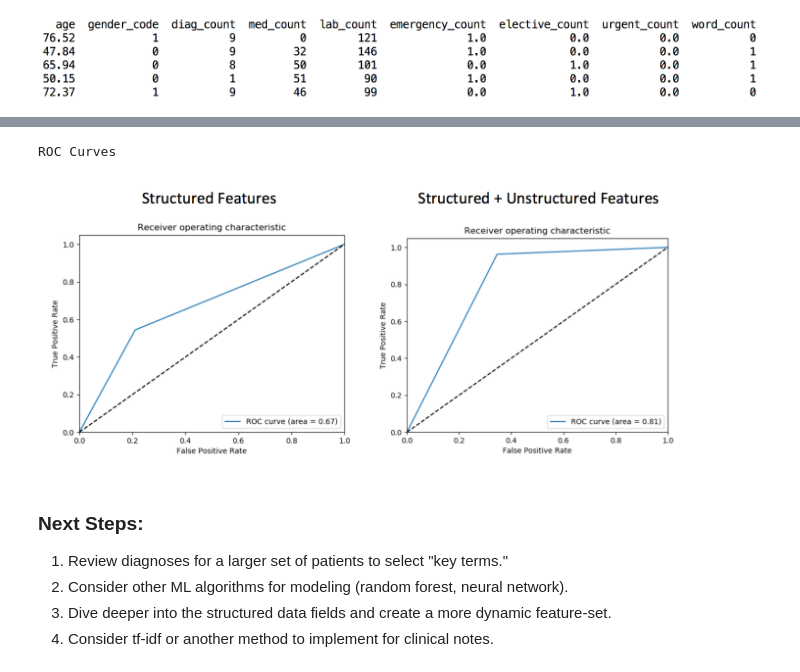
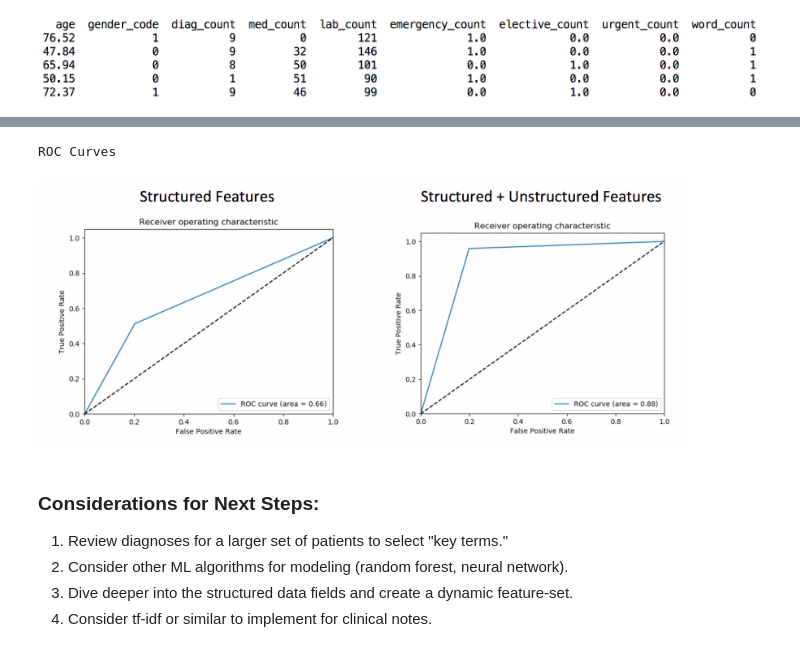
Before and after one commit to vasudhathinks/Personal-Projects, a Jupyter notebook: Healthcare_Project/final_proposal/Project Proposal.ipynb, the cells around one changed output, grey strips where cells are left out. Drawn from its saved outputs; the diff is of its cells as text; code cells hidden in the pictures.

Commit message:
splits images and updates nb

```diff
--- a/Healthcare_Project/final_proposal/Project Proposal.ipynb
+++ b/Healthcare_Project/final_proposal/Project Proposal.ipynb
@@ -104,12 +110,12 @@ Results:
 # %%
 print('ROC Curves')
-Image(filename='cm_roc_figures.png', width=650)
+Image(filename='roc_curves.png', width=650)
 # %% [output]
 ROC Curves
-[figure, old version]
+[figure, new version]
 # %% [markdown]
-### Next Steps:
+### Considerations for Next Steps:
 1. Review diagnoses for a larger set of patients to select "key terms."
 1. Consider other ML algorithms for modeling (random forest, neural network).
-1. Dive deeper into the structured data fields and create a more dynamic feature-set.
-1. Consider tf-idf or another method to implement for clinical notes.
+1. Dive deeper into the structured data fields and create a dynamic feature-set.
+1. Consider tf-idf or similar to implement for clinical notes.
```
Also changed, not shown: parts of 2 cells of this notebook, 3 other files.
